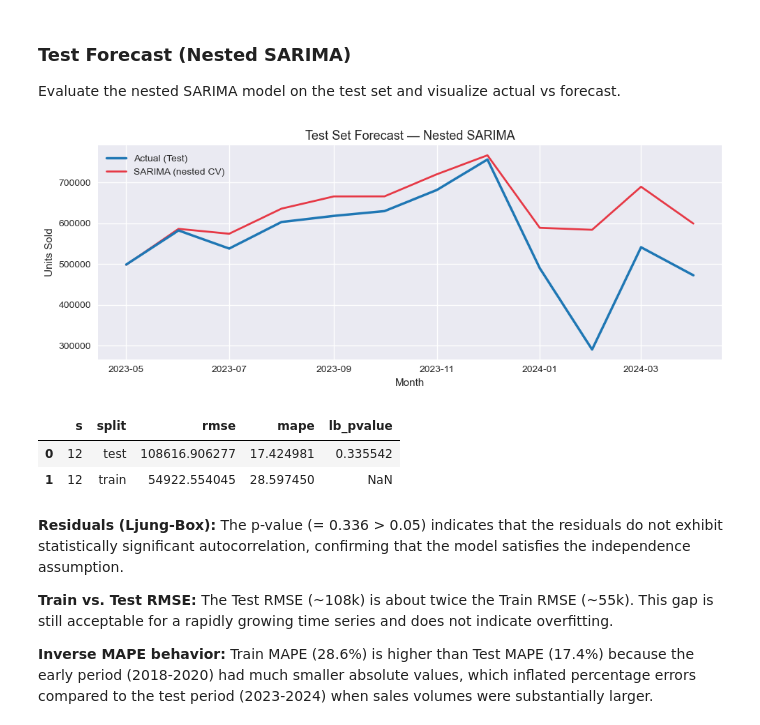
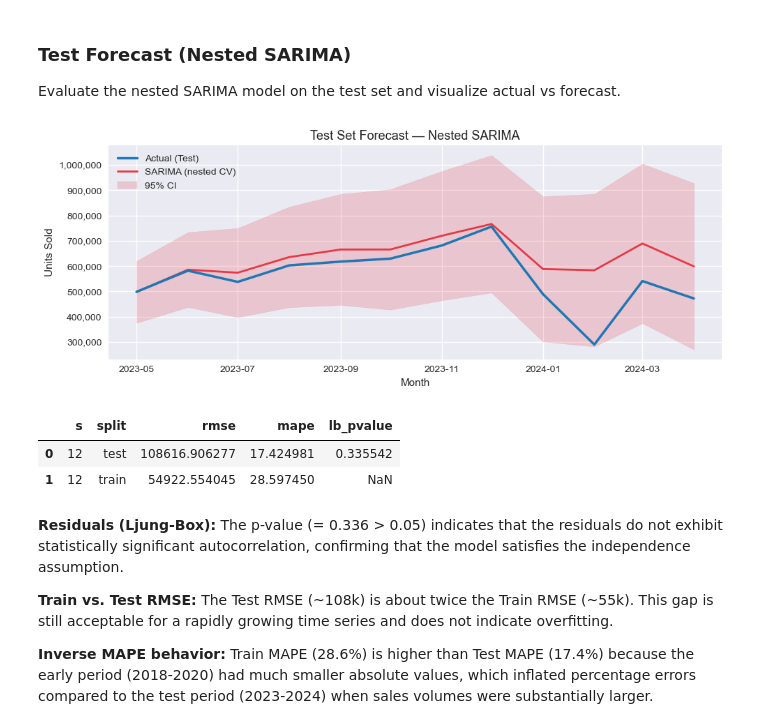
Before and after one commit to HoangPhuc-999/Forecasting-China-EV-Sales, a Jupyter notebook: Notebooks/02_Time_Series_Modeling.ipynb, the cells around one changed output. Cells and saved outputs as stored; diff of their text form; code cells hidden in the pictures.

```diff
--- a/Notebooks/02_Time_Series_Modeling.ipynb
+++ b/Notebooks/02_Time_Series_Modeling.ipynb
@@ -442,15 +567,27 @@ metrics = [{
     "lb_pvalue": np.nan,
 }]
 
-pred_test_sales_nested = sarima_nested_model.get_forecast(steps=n_test).predicted_mean
+# Test forecast with 95% confidence interval
+forecast_res = sarima_nested_model.get_forecast(steps=n_test)
+pred_test_sales_nested = forecast_res.predicted_mean
 pred_test_sales_nested.index = test.index
+
+ci_test = forecast_res.conf_int(alpha=0.05)
+ci_test.index = test.index
+lower_95 = ci_test.iloc[:, 0]
+upper_95 = ci_test.iloc[:, 1]
+
+lb_pvalue = np.nan
+if "lb" in globals() and isinstance(lb, pd.DataFrame) and "lb_pvalue" in lb.columns:
+    lb_pvalue = lb["lb_pvalue"].iloc[0]
+
 rmse, mape = compute_metrics(actual_test_sales, pred_test_sales_nested)
 metrics.append({
     "s": s,
     "split": "test",
     "rmse": rmse,
     "mape": mape,
-    "lb_pvalue": lb["lb_pvalue"].iloc[0] if "lb" in globals() else np.nan,
+    "lb_pvalue": lb_pvalue,
 })
 
 metrics_table = (
@@ -459,34 +596,46 @@ metrics_table = (
     .reset_index(drop=True)
  )
 
 fig, ax = plt.subplots(figsize=(10, 4))
 ax.plot(
     test.index,
     actual_test_sales,
     label="Actual (Test)",
     color="#1f77b4",
     linewidth=2.5,
     zorder=10,
  )
 ax.plot(
     test.index,
     pred_test_sales_nested,
     label="SARIMA (nested CV)",
     color="#E63946",
     linewidth=2.0,
  )
+ax.fill_between(
+    test.index,
+    lower_95,
+    upper_95,
+    color="#E63946",
+    alpha=0.2,
+    label="95% CI",
+)
+
+from matplotlib.ticker import StrMethodFormatter
 
 ax.set_title("Test Set Forecast — Nested SARIMA", fontsize=13)
 ax.set_ylabel("Units Sold")
 ax.set_xlabel("Month")
+ax.ticklabel_format(style="plain", axis="y")
+ax.yaxis.set_major_formatter(StrMethodFormatter("{x:,.0f}"))
 ax.legend(loc="upper left")
 
 plt.tight_layout()
 plt.show()
 
 metrics_table
 # %% [output]
-[figure, old version]
+[figure, new version]
 |  | s | split | rmse | mape | lb_pvalue |
 | 0 | 12 | test | 108616.906277 | 17.424981 | 0.335542 |
 | 1 | 12 | train | 54922.554045 | 28.597450 | NaN |
```
Also changed, not shown: parts of 16 cells of this notebook.
